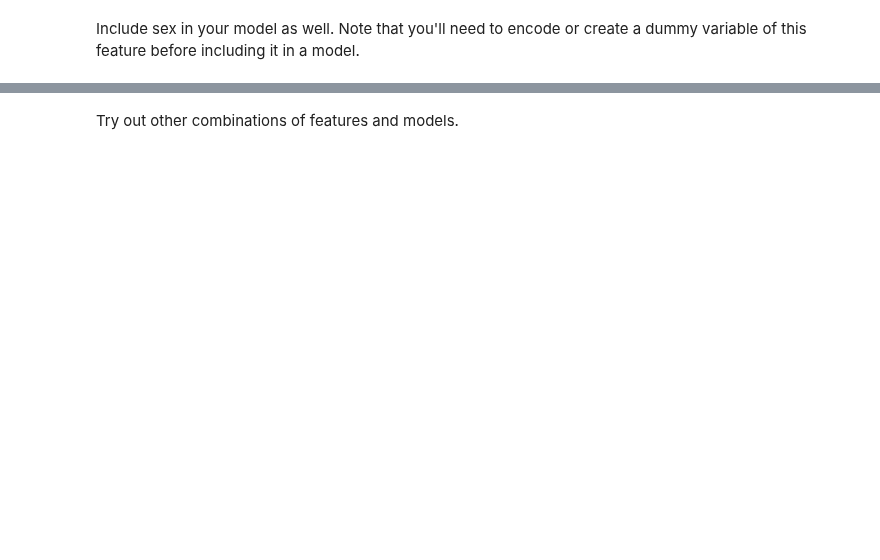
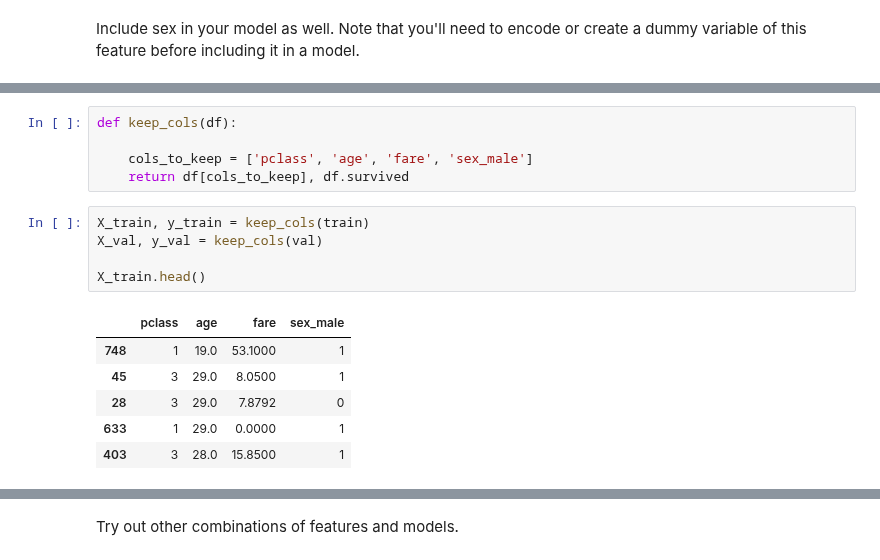
Before and after one commit to Marc-Aradillas/Classification_exercises.ipynb, a Jupyter notebook: logistic_regression.ipynb, the cells around one changed output, grey strips where cells are left out. Cells and saved outputs as stored; diff of their text form; blank space fills up the shorter version.

```diff
--- a/logistic_regression.ipynb
+++ b/logistic_regression.ipynb
@@ -99,0 +143,17 @@ Include sex in your model as well. Note that you'll need to encode or create a d
+# %%
+def keep_cols(df):
+
+    cols_to_keep = ['pclass', 'age', 'fare', 'sex_male']
+    return df[cols_to_keep], df.survived
+# %%
+X_train, y_train = keep_cols(train)
+X_val, y_val = keep_cols(val)
+
+X_train.head()
+# %% [output]
+|  | pclass | age | fare | sex_male |
+| 748 | 1 | 19.0 | 53.1000 | 1 |
+| 45 | 3 | 29.0 | 8.0500 | 1 |
+| 28 | 3 | 29.0 | 7.8792 | 0 |
+| 633 | 1 | 29.0 | 0.0000 | 1 |
+| 403 | 3 | 28.0 | 15.8500 | 1 |
```
Also changed, not shown: parts of 14 cells of this notebook.
